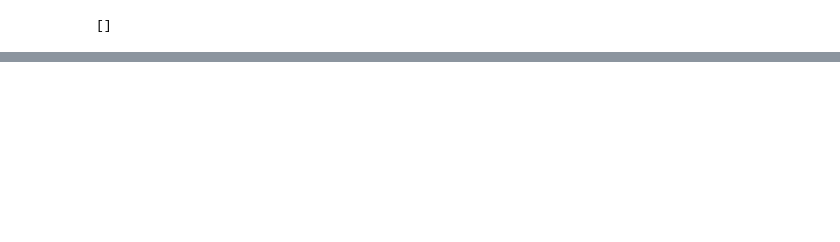
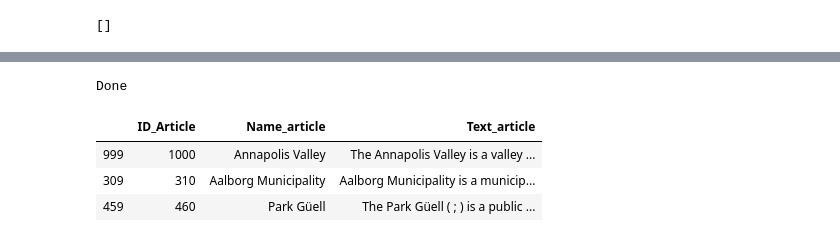
Before and after one commit to mahdicharif/PRIM, a Jupyter notebook: XML/testsXML.ipynb, the cells around one changed output, grey strips where cells are left out. Cells and saved outputs as stored; diff of their text form; code cells hidden in the pictures; blank space fills up the shorter version.

```diff
--- a/XML/testsXML.ipynb
+++ b/XML/testsXML.ipynb
@@ -187,0 +181,20 @@ AttributeError: 'NoneType' object has no attribute 'split'
+# %%
+store_data(text_articles)
+# %% [output]
+Done
+# %%
+def load_corpus(file_name):
+    f = 768
+    u = AnnoyIndex(f, 'angular')
+    u.load(file_name)
+    return u
+
+def import_enc(file_name = "articles_encoding.ann"):
+    model = SentenceTransformer('distilbert-base-nli-stsb-mean-tokens')
+    embeddings = load_corpus(file_name)
+    return(model, embeddings)
+
+def produce_prediction(query_text, model, embeddings, top_n = 3):
+    query = model.encode(query_text)
+    nearest = embeddings.get_nns_by_vector(query, top_n, include_distances = True)
+    return nearest
@@ -187,0 +203,10 @@ AttributeError: 'NoneType' object has no attribute 'split'
+# %%
+pred = produce_prediction("The Annapolis Valley is a valley and region in the Canadian province of Nova Scotia. It is located in the western part of the Nova Scotia peninsula, formed by a trough between two parallel mountain ranges along the shore of the Bay of Fundy. Statistics Canada defines the Annapolis Valley as an economic region, composed of Annapolis County, Kings County, and Hants County. ", model, embeddings)
+
+pred_df = reduce(pd.DataFrame.append, map(lambda i: text_articles[text_articles.ID_Article == i], pred[0]))
+pred_df
+# %% [output]
+|  | ID_Article | Name_article | Text_article |
+| 999 | 1000 | Annapolis Valley | The Annapolis Valley is a valley ... |
+| 309 | 310 | Aalborg Municipality | Aalborg Municipality is a municip... |
+| 459 | 460 | Park Güell | The Park Güell ( ; ) is a public ... |
```
Also changed, not shown: parts of 32 cells of this notebook, 1 other file.
